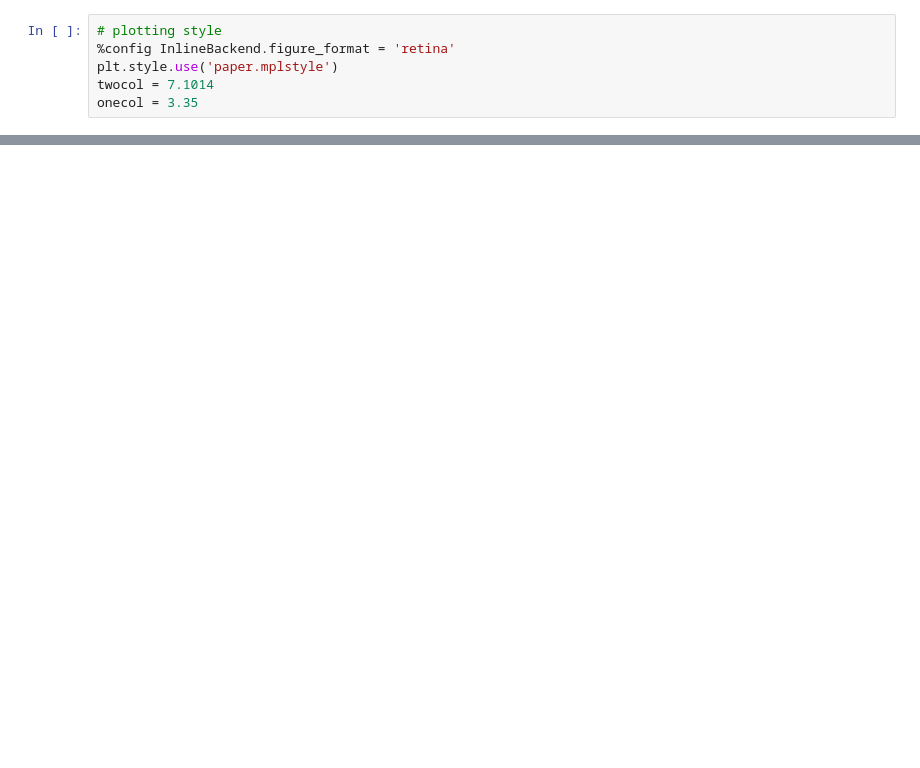
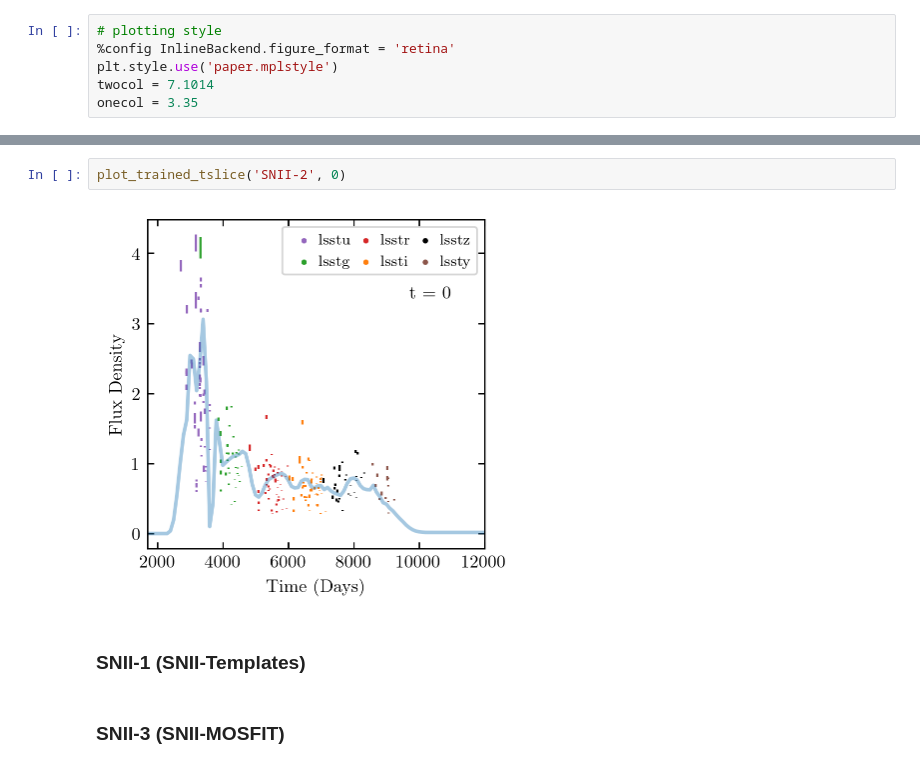
Before and after one commit to jfcrenshaw/sn_lightcurve_learning, a Jupyter notebook: basic_plasticc_learning.ipynb, the cells around one changed output, grey strips where cells are left out. Drawn from its saved outputs; the diff is of its cells as text; blank space fills up the shorter version.

```diff
--- a/basic_plasticc_learning.ipynb
+++ b/basic_plasticc_learning.ipynb
@@ -123,0 +209,8 @@ ax.set_ylim(0, 16)
+# %%
+plot_trained_tslice('SNII-2', 0)
+# %% [output]
+[figure, added]
+# %% [markdown]
+### SNII-1 (SNII-Templates)
+# %% [markdown]
+### SNII-3 (SNII-MOSFIT)
```
Also changed, not shown: parts of 30 cells of this notebook, 1 other file.
